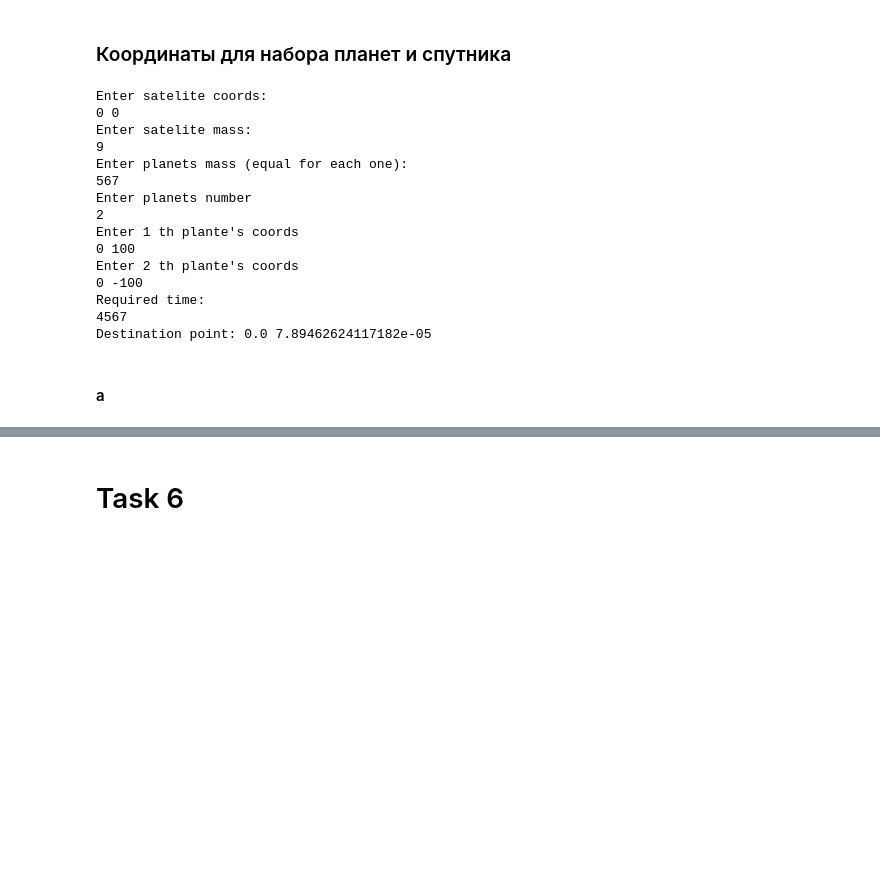
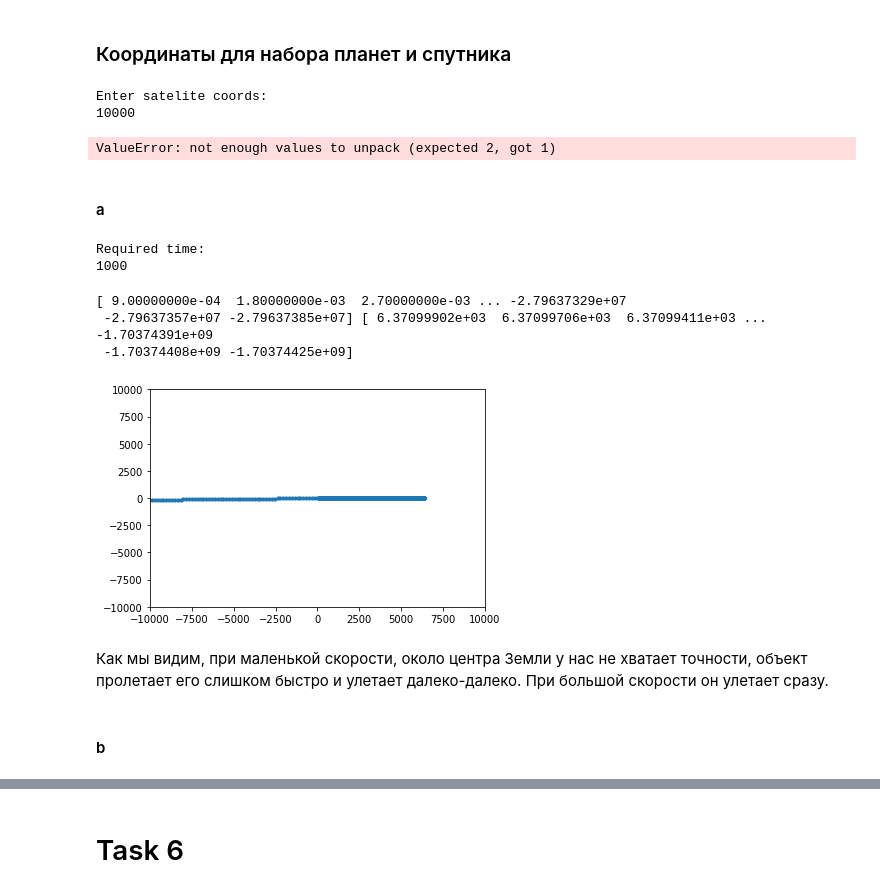
Before and after one commit to peinrules/differential_equations, a Jupyter notebook: Slope_fields_2.ipynb, the cells around one changed output, grey strips where cells are left out. Cells and saved outputs as stored; diff of their text form; code cells hidden in the pictures; blank space fills up the shorter version.

```diff
--- a/Slope_fields_2.ipynb
+++ b/Slope_fields_2.ipynb
@@ -299,23 +316,11 @@ time = int(input())
 _curVx = 0
 _curVy = 0
 
-curX, curY = trip(_curVx, _curVy, _curX, _curY, mPlanet, mSatel, planets, time, nPlanets)
-print("Destination point:", curX, curY)
+res = trip(_curVx, _curVy, _curX, _curY, mPlanet, mSatel, planets, time, nPlanets)
+print("Destination point:", res)
 # %% [output]
 Enter satelite coords:
-0 0
-Enter satelite mass:
-9
-Enter planets mass (equal for each one):
-567
-Enter planets number
-2
-Enter 1 th plante's coords
-0 100
-Enter 2 th plante's coords
-0 -100
-Required time:
-4567
-Destination point: 0.0 7.89462624117182e-05
+10000
+ValueError: not enough values to unpack (expected 2, got 1)
 # %% [markdown]
 #### a
@@ -332,0 +327,42 @@ print("Destination point:", curX, curY)
+# %%
+xSatel, ySatel = r, 0
+
+mSatel = 10
+mPlanet = 9.81 / G * r * r
+nPlanets = 1
+
+planets = [[0, 0] for i in range(nPlanets)]
+
+_curX = xSatel
+_curY = ySatel
+
+print("Required time:")
+time = int(input())
+_curVx = 0
+_curVy = 9
+
+resX, resY = trip(_curVx, _curVy, _curX, _curY, mPlanet, mSatel, planets, time, nPlanets)
+resX = np.asarray(resX)
+resY = np.asarray(resY)
+# %% [output]
+Required time:
+1000
+# %%
+print(resY, resX)
+# %% [output]
+[ 9.00000000e-04  1.80000000e-03  2.70000000e-03 ... -2.79637329e+07
+ -2.79637357e+07 -2.79637385e+07] [ 6.37099902e+03  6.37099706e+03  6.37099411e+03 ... -1.70374391e+09
+ -1.70374408e+09 -1.70374425e+09]
+# %%
+axes = plt.gca()
+axes.set_xlim([-10000, 10000])
+axes.set_ylim([-10000, 10000])
+plt.scatter(resX, resY, s=10)
+#print(i)
+plt.show()
+# %% [output]
+[figure, added]
+# %% [markdown]
+Как мы видим, при маленькой скорости, около центра Земли у нас не хватает точности, объект пролетает его слишком быстро и улетает далеко-далеко. При большой скорости он улетает сразу.
+# %% [markdown]
+#### b
```
Also changed, not shown: parts of 5 cells of this notebook.
